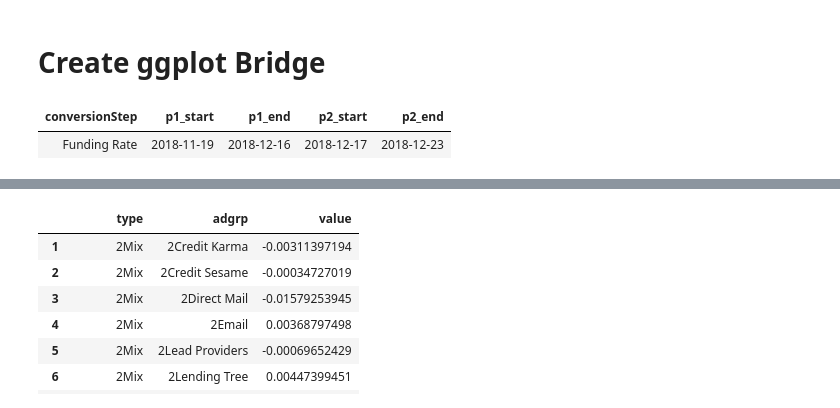
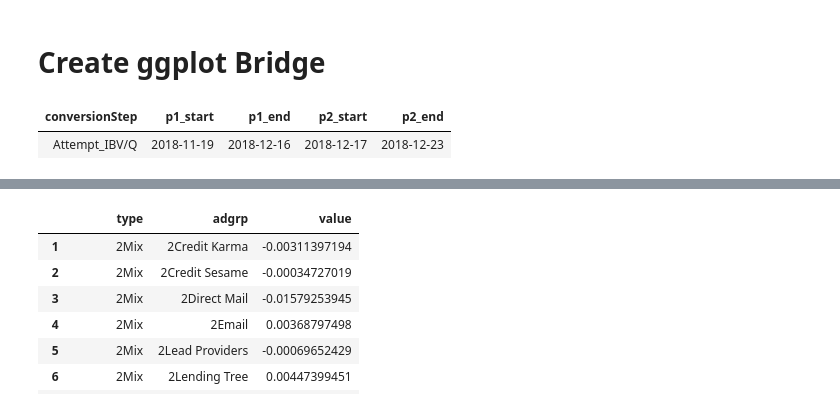
Before and after one commit to jasonchang2018/automate-fr-meeting, a Jupyter notebook: preprocessing/get-data-for-funnel-adgrps-bridge.ipynb, the cells around one changed output, grey strips where cells are left out. Drawn from its saved outputs; the diff is of its cells as text; code cells hidden in the pictures.

```diff
--- a/preprocessing/get-data-for-funnel-adgrps-bridge.ipynb
+++ b/preprocessing/get-data-for-funnel-adgrps-bridge.ipynb
@@ -360,11 +363,11 @@ numerator =
 # %%
 ## Run function to get necessary labels for the bridge.
 
-df_labels = getLabels(quo(funded), quo(qualified))
+df_labels = getLabels(quo(attempt_ibv), quo(qualified))
 df_labels
 # %% [output]
 | conversionStep | p1_start | p1_end | p2_start | p2_end |
-| Funding Rate | 2018-11-19 | 2018-12-16 | 2018-12-17 | 2018-12-23 |
+| Attempt_IBV/Q | 2018-11-19 | 2018-12-16 | 2018-12-17 | 2018-12-23 |
 # %%
 ## Run function to get necessary parameters to build the bridge.
 
```
Also changed, not shown: parts of 10 cells of this notebook.
